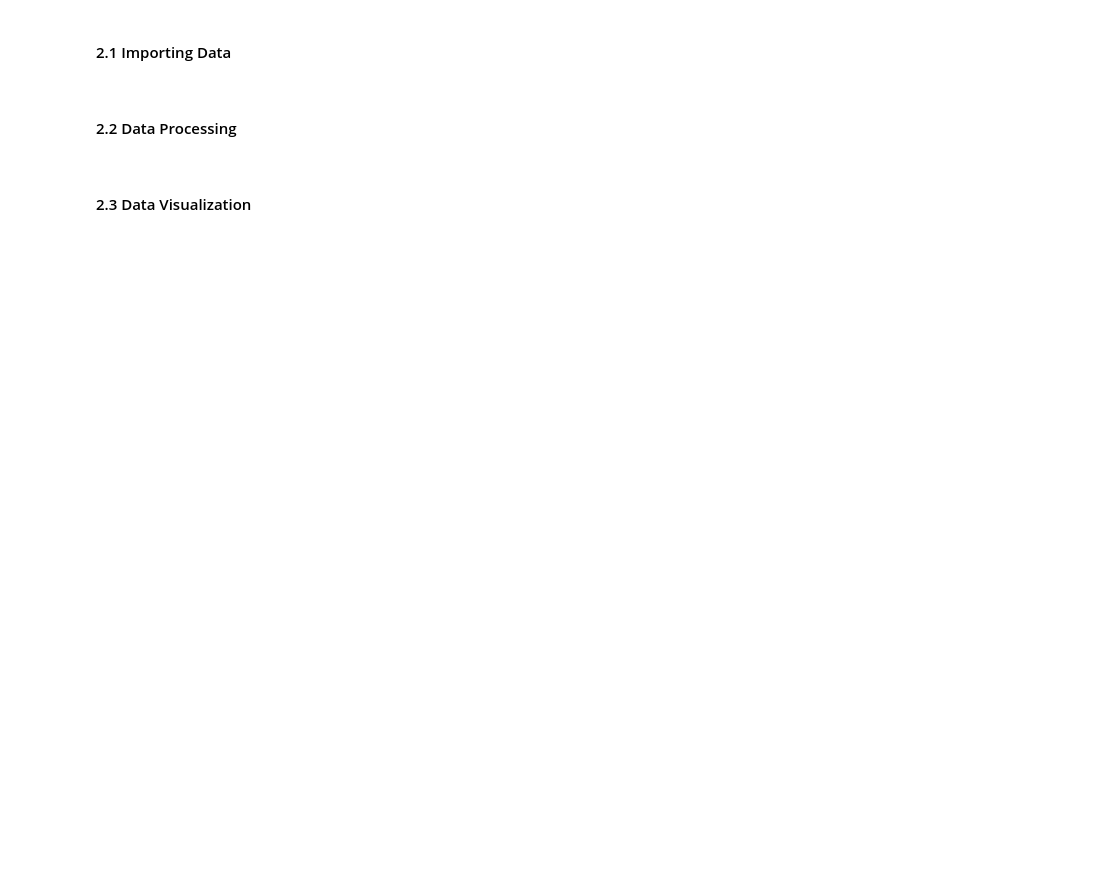
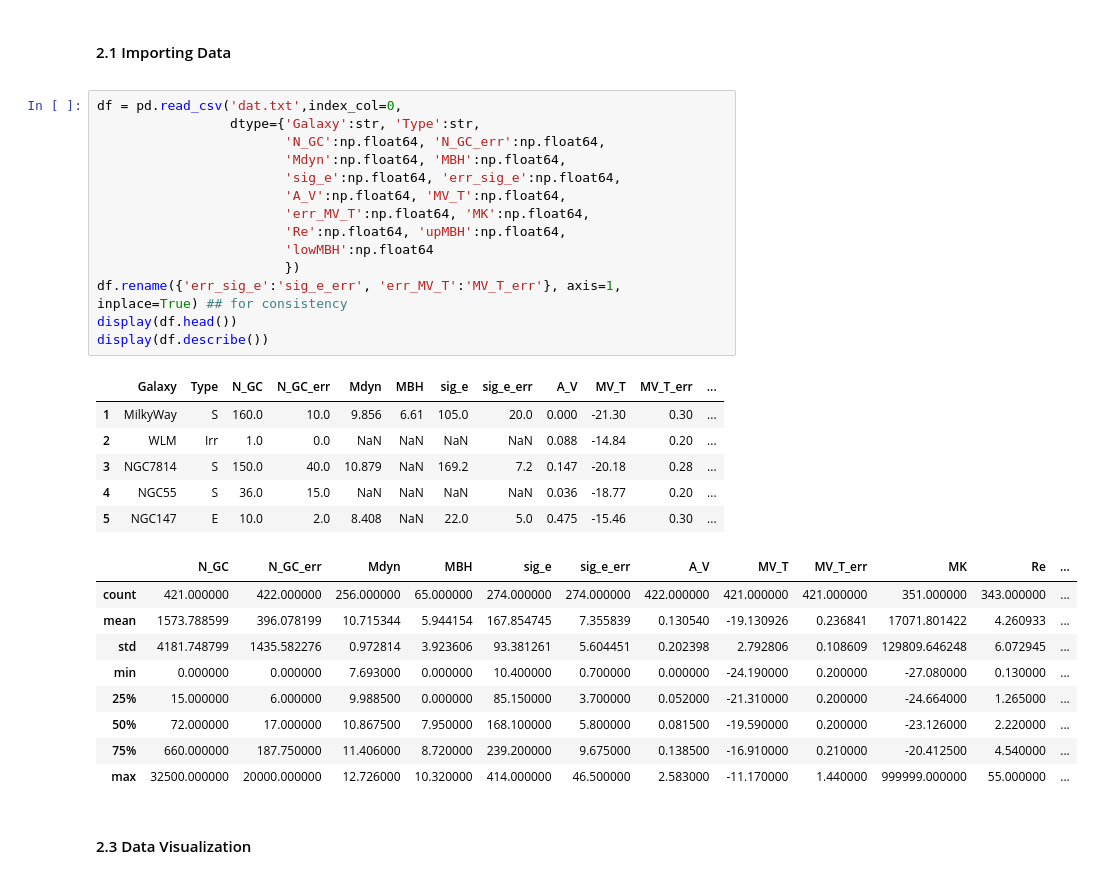
Before and after one commit to tylerbarna/AST5731-projects, a Jupyter notebook: project2/project2.ipynb, the cells around one changed output. Drawn from its saved outputs; the diff is of its cells as text; blank space fills up the shorter version.

```diff
--- a/project2/project2.ipynb
+++ b/project2/project2.ipynb
@@ -102,9 +104,36 @@ random.seed(5731)
 # %% [markdown]
 #### 2.1 Importing Data
 <a id='importing'></a>
-# %% [markdown]
-#### 2.2 Data Processing
-<a id='processing'></a>
+# %%
+df = pd.read_csv('dat.txt',index_col=0,
+                 dtype={'Galaxy':str, 'Type':str,
+                        'N_GC':np.float64, 'N_GC_err':np.float64,
+                        'Mdyn':np.float64, 'MBH':np.float64,
+                        'sig_e':np.float64, 'err_sig_e':np.float64,
+                        'A_V':np.float64, 'MV_T':np.float64,
+                        'err_MV_T':np.float64, 'MK':np.float64,
+                        'Re':np.float64, 'upMBH':np.float64,
+                        'lowMBH':np.float64
+                        })
+df.rename({'err_sig_e':'sig_e_err', 'err_MV_T':'MV_T_err'}, axis=1, inplace=True) ## for consistency
+display(df.head())
+display(df.describe())
+# %% [output]
+|  | Galaxy | Type | N_GC | N_GC_err | Mdyn | MBH | sig_e | sig_e_err | A_V | MV_T | MV_T_err | ... |
+| 1 | MilkyWay | S | 160.0 | 10.0 | 9.856 | 6.61 | 105.0 | 20.0 | 0.000 | -21.30 | 0.30 | ... |
+| 2 | WLM | Irr | 1.0 | 0.0 | NaN | NaN | NaN | NaN | 0.088 | -14.84 | 0.20 | ... |
+| 3 | NGC7814 | S | 150.0 | 40.0 | 10.879 | NaN | 169.2 | 7.2 | 0.147 | -20.18 | 0.28 | ... |
+| 4 | NGC55 | S | 36.0 | 15.0 | NaN | NaN | NaN | NaN | 0.036 | -18.77 | 0.20 | ... |
+| 5 | NGC147 | E | 10.0 | 2.0 | 8.408 | NaN | 22.0 | 5.0 | 0.475 | -15.46 | 0.30 | ... |
+|  | N_GC | N_GC_err | Mdyn | MBH | sig_e | sig_e_err | A_V | MV_T | MV_T_err | MK | Re | ... |
+| count | 421.000000 | 422.000000 | 256.000000 | 65.000000 | 274.000000 | 274.000000 | 422.000000 | 421.000000 | 421.000000 | 351.000000 | 343.000000 | ... |
+| mean | 1573.788599 | 396.078199 | 10.715344 | 5.944154 | 167.854745 | 7.355839 | 0.130540 | -19.130926 | 0.236841 | 17071.801422 | 4.260933 | ... |
+| std | 4181.748799 | 1435.582276 | 0.972814 | 3.923606 | 93.381261 | 5.604451 | 0.202398 | 2.792806 | 0.108609 | 129809.646248 | 6.072945 | ... |
+| min | 0.000000 | 0.000000 | 7.693000 | 0.000000 | 10.400000 | 0.700000 | 0.000000 | -24.190000 | 0.200000 | -27.080000 | 0.130000 | ... |
+| 25% | 15.000000 | 6.000000 | 9.988500 | 0.000000 | 85.150000 | 3.700000 | 0.052000 | -21.310000 | 0.200000 | -24.664000 | 1.265000 | ... |
+| 50% | 72.000000 | 17.000000 | 10.867500 | 7.950000 | 168.100000 | 5.800000 | 0.081500 | -19.590000 | 0.200000 | -23.126000 | 2.220000 | ... |
+| 75% | 660.000000 | 187.750000 | 11.406000 | 8.720000 | 239.200000 | 9.675000 | 0.138500 | -16.910000 | 0.210000 | -20.412500 | 4.540000 | ... |
+| max | 32500.000000 | 20000.000000 | 12.726000 | 10.320000 | 414.000000 | 46.500000 | 2.583000 | -11.170000 | 1.440000 | 999999.000000 | 55.000000 | ... |
 # %% [markdown]
 #### 2.3 Data Visualization
 <a id='visualization'></a>
```
Also changed, not shown: parts of 3 cells of this notebook.
